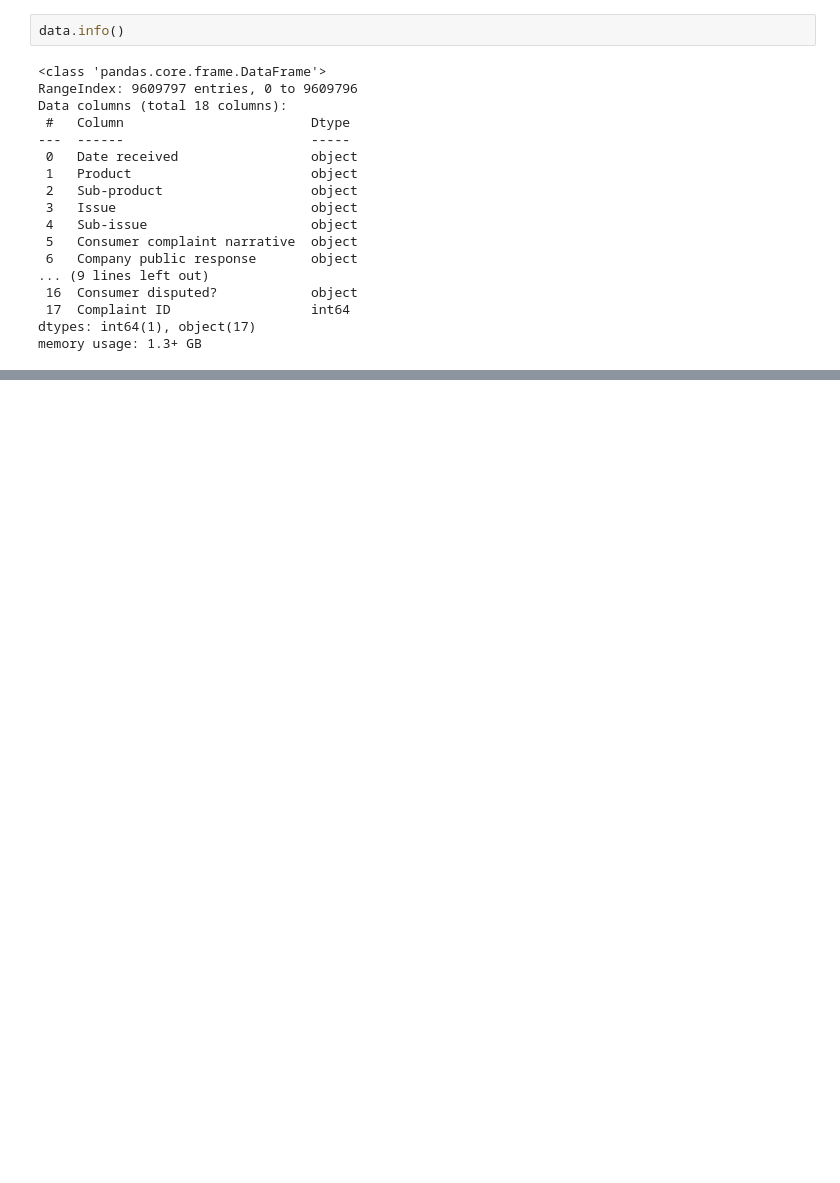
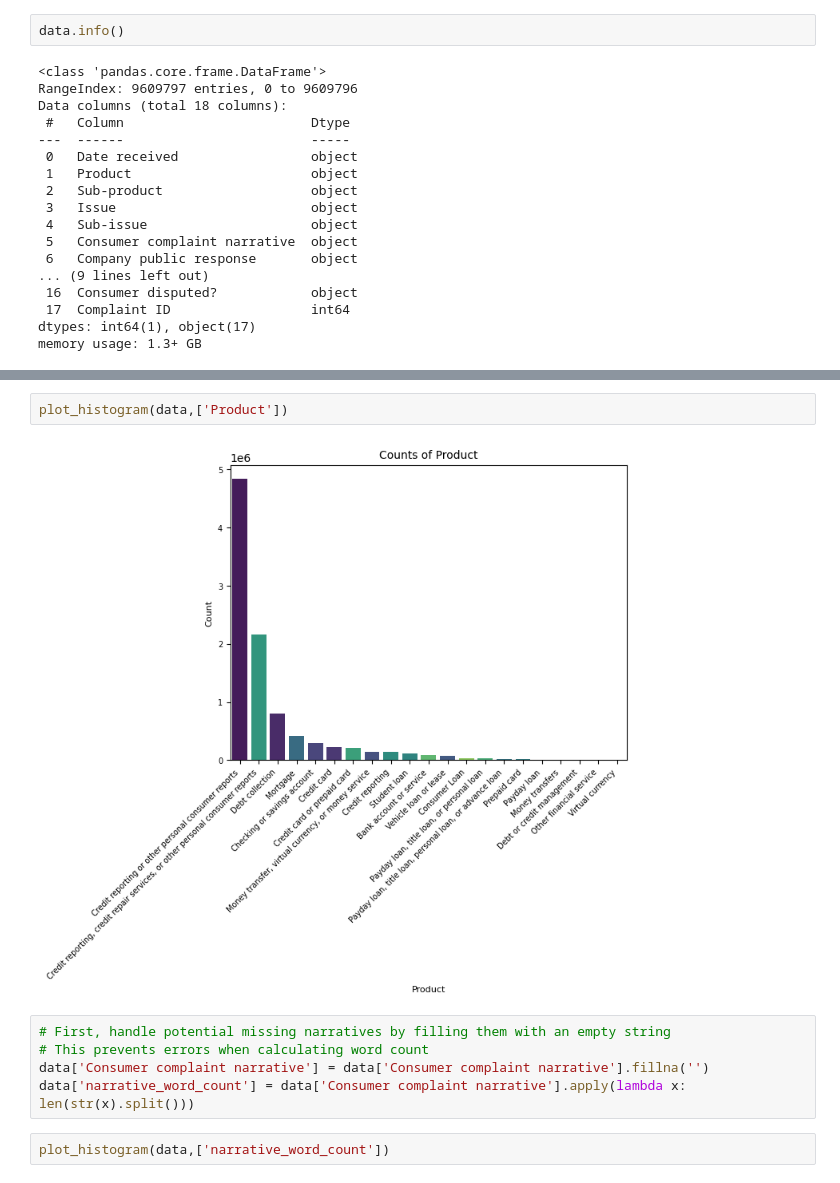
Before and after one commit to mikek1337/Intelligent-Complaint-Analysis-for-Financial-Services, a Jupyter notebook: notebooks/eda.ipynb, the cells around one changed output, grey strips where cells are left out. Saved outputs shown, nothing was run; the diff lists cells and outputs as text; blank space fills up the shorter version.

```diff
--- a/notebooks/eda.ipynb
+++ b/notebooks/eda.ipynb
@@ -64,0 +52,11 @@ data.groupby('Product').head()
+# %%
+plot_histogram(data,['Product'])
+# %% [output]
+[figure, added]
+# %%
+# First, handle potential missing narratives by filling them with an empty string
+# This prevents errors when calculating word count
+data['Consumer complaint narrative'] = data['Consumer complaint narrative'].fillna('')
+data['narrative_word_count'] = data['Consumer complaint narrative'].apply(lambda x: len(str(x).split()))
+# %%
+plot_histogram(data,['narrative_word_count'])
```
Also changed, not shown: parts of 4 cells of this notebook, 6 other files.
